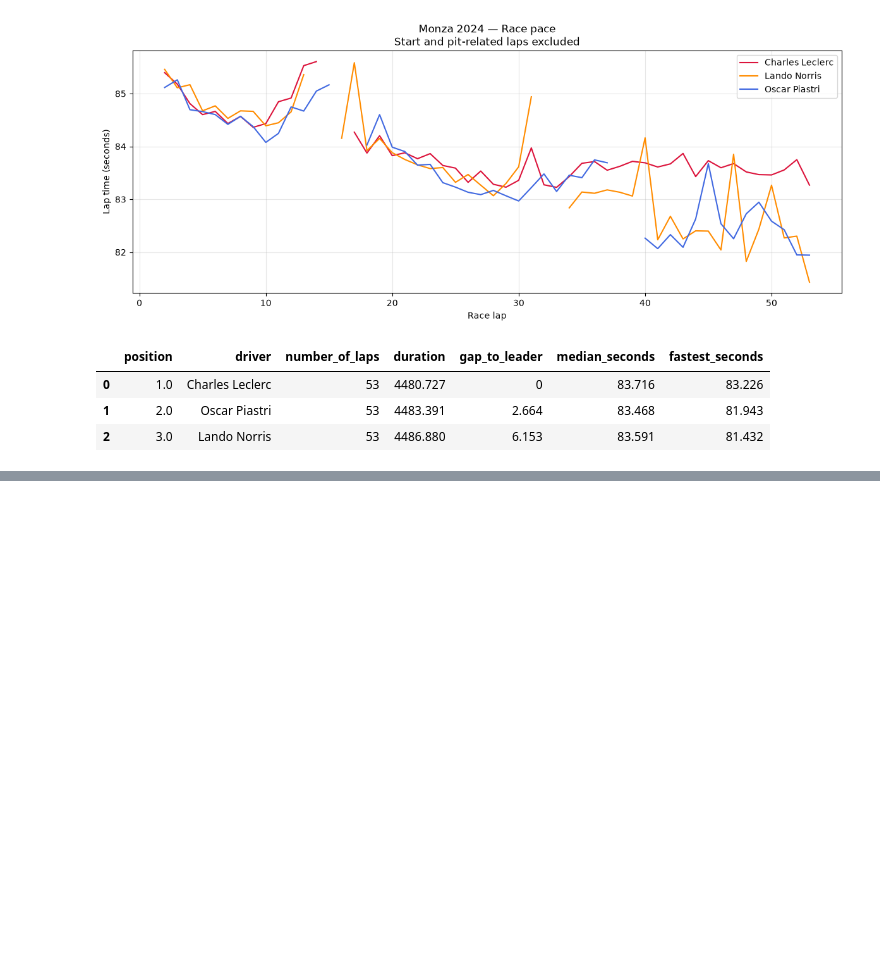
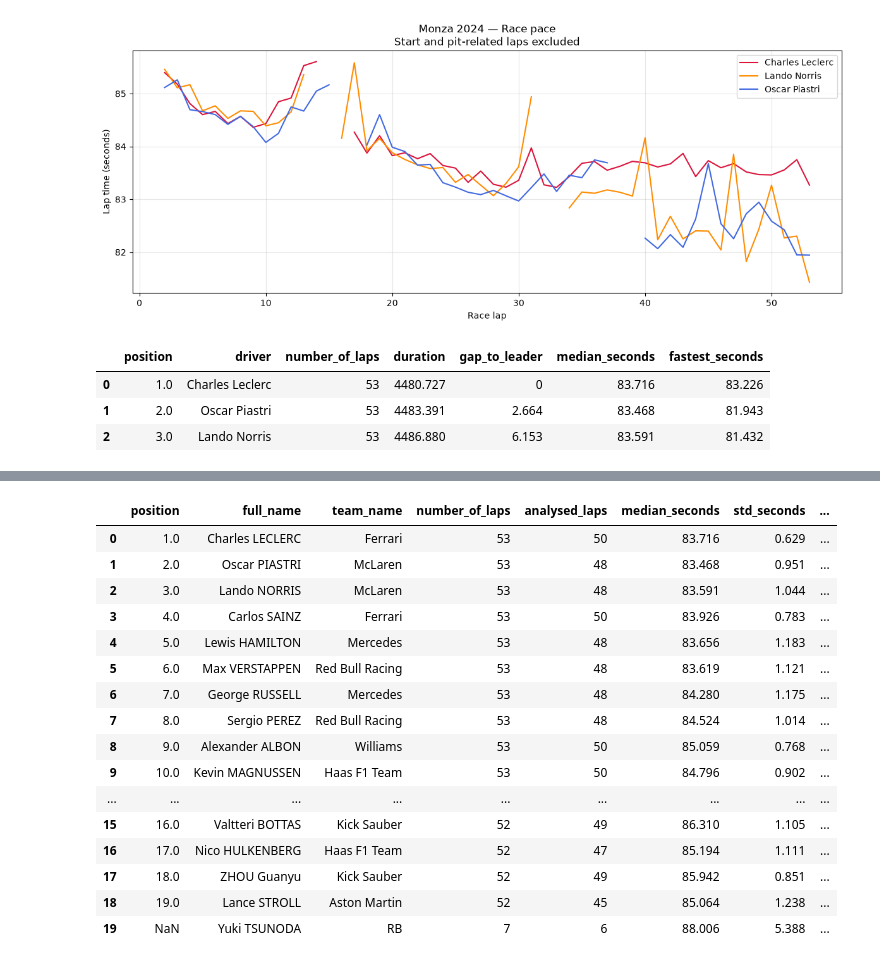
Before and after one commit to Aishendo/f1-race-analysis, a Jupyter notebook: race_analysis.ipynb, the cells around one changed output, grey strips where cells are left out. Cells and saved outputs as stored; diff of their text form; code cells hidden in the pictures; blank space fills up the shorter version.

```diff
--- a/race_analysis.ipynb
+++ b/race_analysis.ipynb
@@ -658,0 +682,62 @@ print("Результаты гонки и сравнительная табли
+# %%
+all_pace_summary = all_pace.groupby("driver_number").agg(
+    analysed_laps=("lap_duration", "size"),
+    median_seconds=("lap_duration", "median"),
+    std_seconds=("lap_duration", "std"),
+)
+
+overview = results[[
+    "driver_number",
+    "position",
+    "number_of_laps",
+    "gap_to_leader",
+    "dnf",
+    "dns",
+    "dsq",
+]].merge(
+    drivers[["driver_number", "full_name", "team_name"]],
+    on="driver_number",
+    how="left",
+    validate="one_to_one",
+).merge(
+    all_pace_summary,
+    on="driver_number",
+    how="left",
+    validate="one_to_one",
+)
+
+overview = overview.sort_values("position")
+
+display(
+    overview[[
+        "position",
+        "full_name",
+        "team_name",
+        "number_of_laps",
+        "analysed_laps",
+        "median_seconds",
+        "std_seconds",
+        "gap_to_leader",
+        "dnf",
+        "dns",
+        "dsq",
+    ]].round(3)
+)
+# %% [output]
+|  | position | full_name | team_name | number_of_laps | analysed_laps | median_seconds | std_seconds | ... |
+| 0 | 1.0 | Charles LECLERC | Ferrari | 53 | 50 | 83.716 | 0.629 | ... |
+| 1 | 2.0 | Oscar PIASTRI | McLaren | 53 | 48 | 83.468 | 0.951 | ... |
+| 2 | 3.0 | Lando NORRIS | McLaren | 53 | 48 | 83.591 | 1.044 | ... |
+| 3 | 4.0 | Carlos SAINZ | Ferrari | 53 | 50 | 83.926 | 0.783 | ... |
+| 4 | 5.0 | Lewis HAMILTON | Mercedes | 53 | 48 | 83.656 | 1.183 | ... |
+| 5 | 6.0 | Max VERSTAPPEN | Red Bull Racing | 53 | 48 | 83.619 | 1.121 | ... |
+| 6 | 7.0 | George RUSSELL | Mercedes | 53 | 48 | 84.280 | 1.175 | ... |
+| 7 | 8.0 | Sergio PEREZ | Red Bull Racing | 53 | 48 | 84.524 | 1.014 | ... |
+| 8 | 9.0 | Alexander ALBON | Williams | 53 | 50 | 85.059 | 0.768 | ... |
+| 9 | 10.0 | Kevin MAGNUSSEN | Haas F1 Team | 53 | 50 | 84.796 | 0.902 | ... |
+| ... | ... | ... | ... | ... | ... | ... | ... | ... |
+| 15 | 16.0 | Valtteri BOTTAS | Kick Sauber | 52 | 49 | 86.310 | 1.105 | ... |
+| 16 | 17.0 | Nico HULKENBERG | Haas F1 Team | 52 | 47 | 85.194 | 1.111 | ... |
+| 17 | 18.0 | ZHOU Guanyu | Kick Sauber | 52 | 49 | 85.942 | 0.851 | ... |
+| 18 | 19.0 | Lance STROLL | Aston Martin | 52 | 45 | 85.064 | 1.238 | ... |
+| 19 | NaN | Yuki TSUNODA | RB | 7 | 6 | 88.006 | 5.388 | ... |
```
Also changed, not shown: parts of 13 cells of this notebook, 1 other file.
